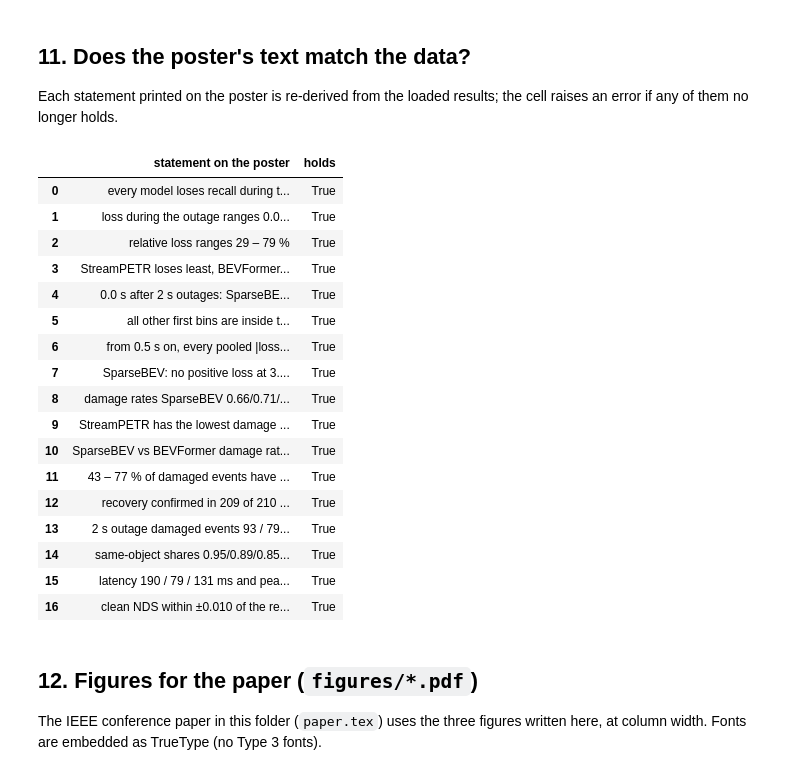
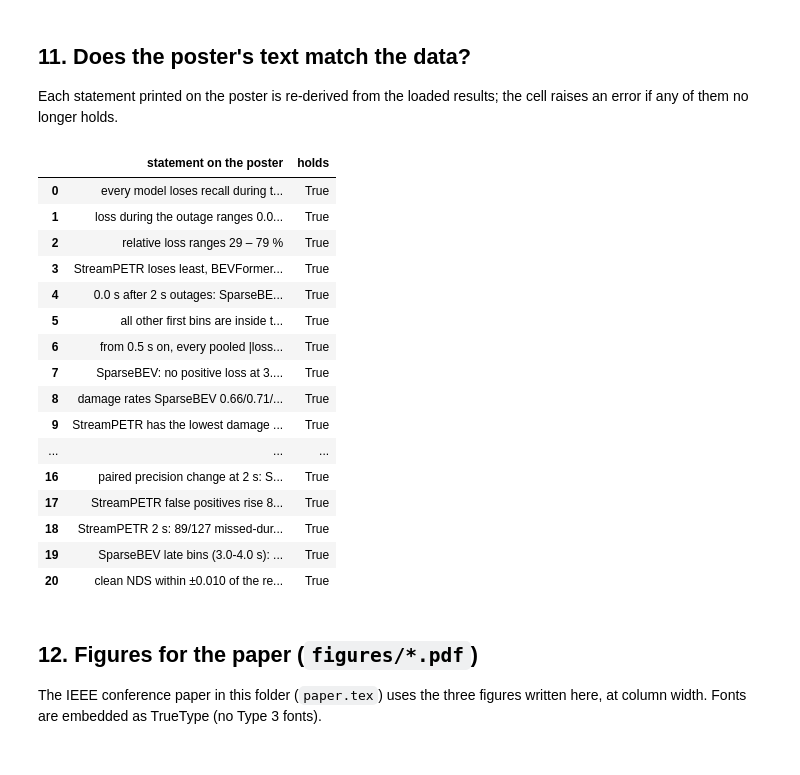
Before and after one commit to JoonHan-v3/camera-failure-recovery, a Jupyter notebook: Report/report.ipynb, the cells around one changed output. Saved outputs shown, nothing was run; the diff lists cells and outputs as text; code cells hidden in the pictures.

Commit message:
Paper: paired precision uncertainty, censoring and denominator definitions, geometry-v2 disclosure, wording fixes
Co-Authored-By: Claude Sonnet 5.5 <noreply@anthropic.com>

```diff
--- a/Report/report.ipynb
+++ b/Report/report.ipynb
@@ -305,0 +311,20 @@ cost
+# %%
+import sys
+sys.path.insert(0, str(ROOT / "RecoveryAnalysis"))
+from recovery import stats as rstats, data as rdata
+_ms = rdata.load_all()
+_S = len(_ms["sparsebev"]["scenes"]); _W = rstats.weights(_S, rstats.B_DEFAULT, rstats.SEED); _j = rdata.PHASES.index("during")
+dprec = {}
+for m in LABEL:
+    for d in DURS:
+        arr = _ms[m]["by_duration"][float(d)]
+        pt = rstats.pooled(arr, np.ones((1, _S))); bs = rstats.pooled(arr, _W)
+        delta_pt = pt["precision_outage"][0, _j] - pt["precision_clean"][0, _j]
+        delta_bs = bs["precision_outage"][:, _j] - bs["precision_clean"][:, _j]
+        lo_, hi_ = np.nanpercentile(delta_bs, [2.5, 97.5])
+        dprec[(m, d)] = (float(delta_pt), float(lo_), float(hi_))
+tabP = pd.DataFrame([{"outage": DLAB[d], "model": LABEL[m], "precision clean": rs["curves"][m][d]["during"]["precision_clean"], "precision outage": rs["curves"][m][d]["during"]["precision_outage"],
+                      "paired change": dprec[(m, d)][0], "95% CI": f"[{dprec[(m, d)][1]:.3f}, {dprec[(m, d)][2]:.3f}]", "excludes 0": not (dprec[(m, d)][1] <= 0 <= dprec[(m, d)][2]),
+                      "FP clean": rs["curves"][m][d]["during"]["false_positives_clean"], "FP outage": rs["curves"][m][d]["during"]["false_positives_outage"]}
+                     for d in DURS for m, _, _ in MODELS]).round(3)
+tabP
@@ -330,40 +366,46 @@ check("damage rates SparseBEV 0.66/0.71/0.74, StreamPETR 0.49/0.57/0.63, BEVForm
 check("StreamPETR has the lowest damage rate at every duration", all(dr[("streampetr", d)] < min(dr[("sparsebev", d)], dr[("bevformer", d)]) for d in DURS))
 check("SparseBEV vs BEVFormer damage rate: no statistically detected difference (every interval reaches zero)",
       all(rs["pairwise"][d]["sparsebev_minus_bevformer"]["damage_rate_difference"]["ci95"][0] <= 0 <= rs["pairwise"][d]["sparsebev_minus_bevformer"]["damage_rate_difference"]["ci95"][1] for d in DURS))
 check("43 – 77 % of damaged events have incomplete follow-up", round(100 * incomplete.min()) == 43 and round(100 * incomplete.max()) == 77)
 cf = [rs["events"][m][d]["damaged_with_complete_followup"] for m in LABEL for d in DURS]
 check("recovery confirmed in 209 of 210 complete-follow-up events", (sum(x["confirmed_onset"] for x in cf), sum(x["n"] for x in cf)) == (209, 210))
 check("2 s outage damaged events 93 / 79 / 100 (SparseBEV / StreamPETR / BEVFormer)", [rs["events"][m]["2.0"]["n_damaged"] for m in LABEL] == [93, 79, 100])
 check("same-object shares 0.95/0.89/0.85, 0.87/0.80/0.70, 0.89/0.88/0.82",
       [round(so["sparsebev"][d]["recovered_among_missed_during"]["value"], 2) for d in DURS] == [0.95, 0.89, 0.85]
       and [round(so["streampetr"][d]["recovered_among_missed_during"]["value"], 2) for d in DURS] == [0.87, 0.80, 0.70]
       and [round(so["bevformer"][d]["recovered_among_missed_during"]["value"], 2) for d in DURS] == [0.89, 0.88, 0.82])
 check("latency 190 / 79 / 131 ms and peak memory 2,652 / 375 / 617 MB (SparseBEV / StreamPETR / BEVFormer)",
       [round(profile[m]["latency_ms"]["steady_median"]) for m in LABEL] == [190, 79, 131] and [round(profile[m]["peak_allocated_mb"]) for m in LABEL] == [2652, 375, 617])
+check("paired precision change at 2 s: SparseBEV -0.072 and StreamPETR -0.076 (intervals exclude 0), BEVFormer -0.003 (includes 0)",
+      [round(dprec[(m, "2.0")][0], 3) for m in LABEL] == [-0.072, -0.076, -0.003] and dprec[("sparsebev", "2.0")][2] < 0 and dprec[("streampetr", "2.0")][2] < 0 and dprec[("bevformer", "2.0")][1] < 0 < dprec[("bevformer", "2.0")][2])
+check("StreamPETR false positives rise 89 -> 100 and SparseBEV 77 -> 74 at 2 s",
+      (rs["curves"]["streampetr"]["2.0"]["during"]["false_positives_clean"], rs["curves"]["streampetr"]["2.0"]["during"]["false_positives_outage"], rs["curves"]["sparsebev"]["2.0"]["during"]["false_positives_clean"], rs["curves"]["sparsebev"]["2.0"]["during"]["false_positives_outage"]) == (89, 100, 77, 74))
+check("StreamPETR 2 s: 89/127 missed-during objects detected again, 38 of them (30%) still missed = 21% of 185 continuing clean-detected objects",
+      (lambda s_: (s_["numerator"], s_["denominator"], so["streampetr"]["2.0"]["counts"]["cont_missed_d_missed_after"], so["streampetr"]["2.0"]["counts"]["continuing_clean_detected_both"]))(so["streampetr"]["2.0"]["recovered_among_missed_during"]) == (89, 127, 38, 185))
+check("SparseBEV late bins (3.0-4.0 s): largest interval upper bound is 0.014", round(max(c[1] for c in late), 3) == 0.014)
 check("clean NDS within ±0.010 of the released values", (det["|diff|"] <= 0.010).all())
 
 report = pd.DataFrame(checks, columns=["statement on the poster", "holds"])
 assert report["holds"].all(), report[~report["holds"]]
 report
 # %% [output]
 |  | statement on the poster | holds |
 | 0 | every model loses recall during t... | True |
 | 1 | loss during the outage ranges 0.0... | True |
 | 2 | relative loss ranges 29 – 79 % | True |
 | 3 | StreamPETR loses least, BEVFormer... | True |
 | 4 | 0.0 s after 2 s outages: SparseBE... | True |
 | 5 | all other first bins are inside t... | True |
 | 6 | from 0.5 s on, every pooled |loss... | True |
 | 7 | SparseBEV: no positive loss at 3.... | True |
 | 8 | damage rates SparseBEV 0.66/0.71/... | True |
 | 9 | StreamPETR has the lowest damage ... | True |
-| 10 | SparseBEV vs BEVFormer damage rat... | True |
-| 11 | 43 – 77 % of damaged events have ... | True |
-| 12 | recovery confirmed in 209 of 210 ... | True |
-| 13 | 2 s outage damaged events 93 / 79... | True |
-| 14 | same-object shares 0.95/0.89/0.85... | True |
-| 15 | latency 190 / 79 / 131 ms and pea... | True |
-| 16 | clean NDS within ±0.010 of the re... | True |
+| ... | ... | ... |
+| 16 | paired precision change at 2 s: S... | True |
+| 17 | StreamPETR false positives rise 8... | True |
+| 18 | StreamPETR 2 s: 89/127 missed-dur... | True |
+| 19 | SparseBEV late bins (3.0-4.0 s): ... | True |
+| 20 | clean NDS within ±0.010 of the re... | True |
 # %% [markdown]
 ## 12. Figures for the paper (`figures/*.pdf`)
 
```
Also changed, not shown: parts of 3 cells of this notebook, 8 other files.
